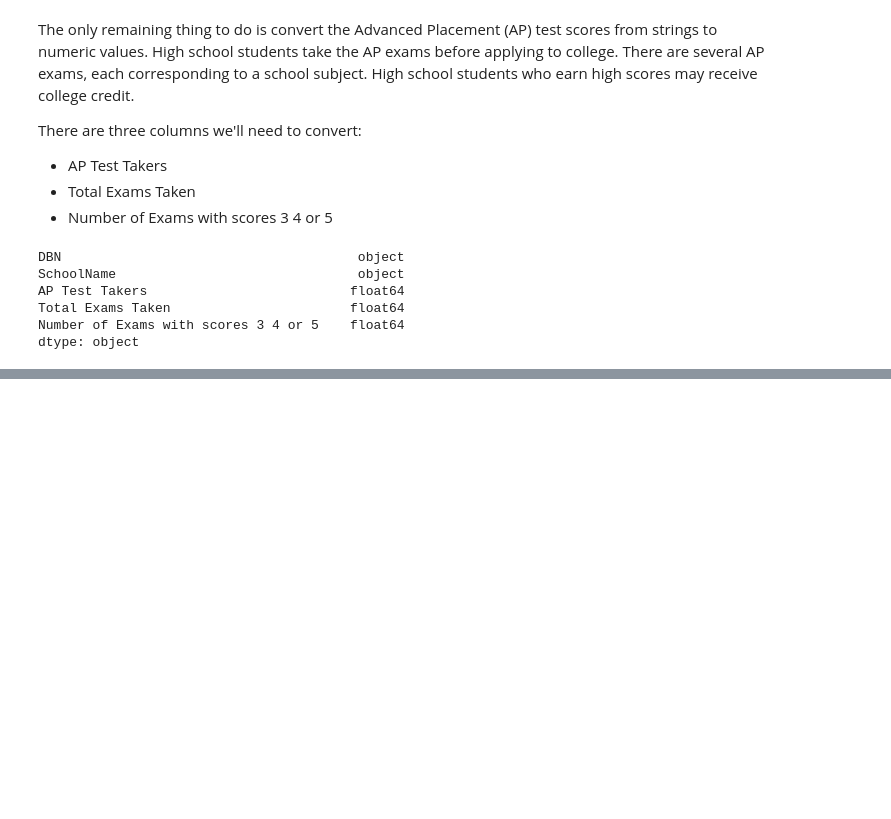
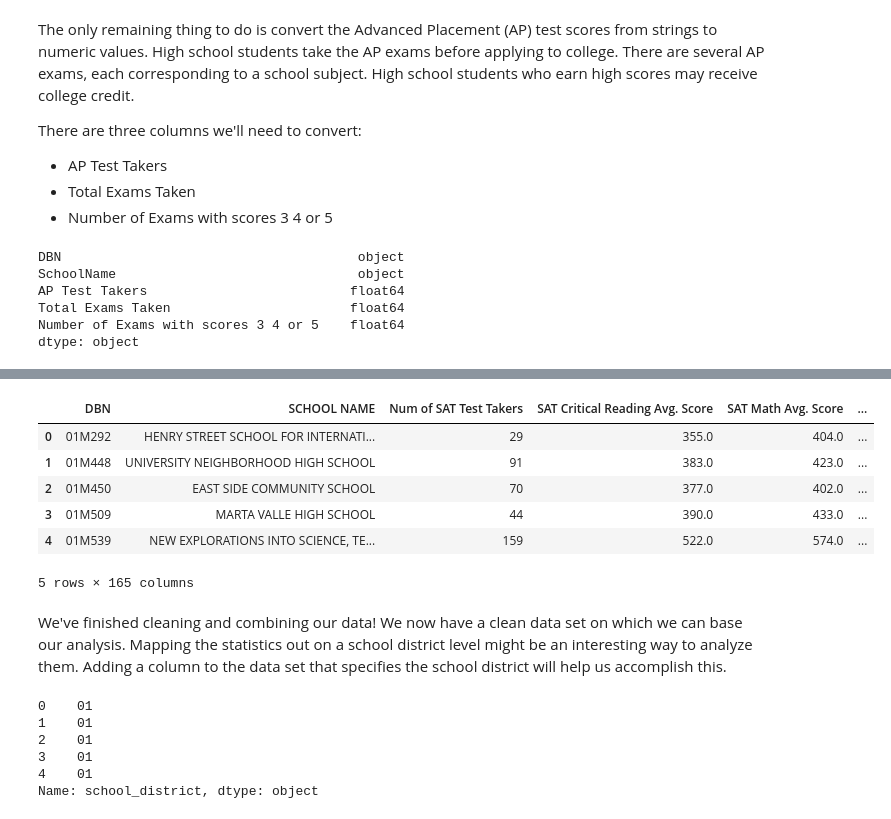
Before and after one commit to felixodette/NYC-Educational-Data-Analysis, a Jupyter notebook: Analysis.ipynb, the cells around one changed output, grey strips where cells are left out. Saved outputs shown, nothing was run; the diff lists cells and outputs as text; code cells hidden in the pictures; blank space fills up the shorter version.

```diff
--- a/Analysis.ipynb
+++ b/Analysis.ipynb
@@ -390,0 +446,29 @@ dtype: object
+# %%
+# lets fill the nan values in columns
+combined = combined.fillna(combined.mean())
+combined = combined.fillna(0)
+combined.head()
+# %% [output]
+|  | DBN | SCHOOL NAME | Num of SAT Test Takers | SAT Critical Reading Avg. Score | SAT Math Avg. Score | ... |
+| 0 | 01M292 | HENRY STREET SCHOOL FOR INTERNATI... | 29 | 355.0 | 404.0 | ... |
+| 1 | 01M448 | UNIVERSITY NEIGHBORHOOD HIGH SCHOOL | 91 | 383.0 | 423.0 | ... |
+| 2 | 01M450 | EAST SIDE COMMUNITY SCHOOL | 70 | 377.0 | 402.0 | ... |
+| 3 | 01M509 | MARTA VALLE HIGH SCHOOL | 44 | 390.0 | 433.0 | ... |
+| 4 | 01M539 | NEW EXPLORATIONS INTO SCIENCE, TE... | 159 | 522.0 | 574.0 | ... |
+5 rows × 165 columns
+# %% [markdown]
+We've finished cleaning and combining our data! We now have a clean data set on which we can base our analysis. Mapping the statistics out on a school district level might be an interesting way to analyze them. Adding a column to the data set that specifies the school district will help us accomplish this.
+# %%
+# get school district code from DBN column
+def school_district(dbn):
+    return dbn[:2]
+
+combined['school_district'] = combined['DBN'].apply(school_district)
+combined['school_district'].head(5)
+# %% [output]
+0    01
+1    01
+2    01
+3    01
+4    01
+Name: school_district, dtype: object
```
Also changed, not shown: parts of 15 cells of this notebook, 2 other files.
